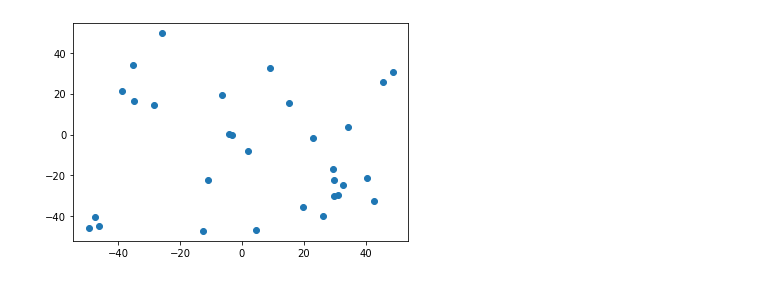
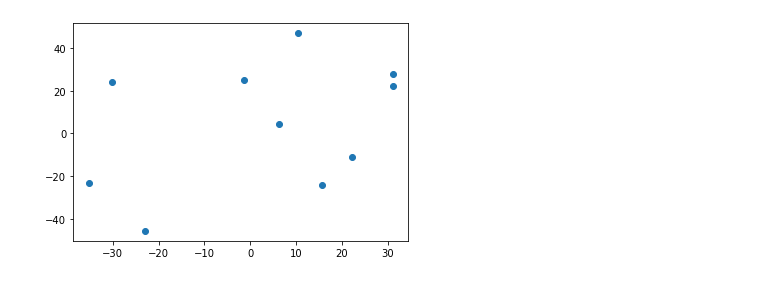
Before and after one commit to AlessioLuciani/distributed-uav-rl-protocol, a Jupyter notebook: simulation.ipynb, the cells around one changed output. Drawn from its saved outputs; the diff is of its cells as text; code cells hidden in the pictures.

```diff
--- a/simulation.ipynb
+++ b/simulation.ipynb
@@ -23,16 +24,16 @@ from tf_agents import utils
 from tf_agents.trajectories import time_step as ts
 # %%
 # Number of sensing locations
-locations_num = 30
+locations_num = 10
 
 # Size of the map (the map is squared)
 map_size = 100.0
 
 # Coordinates of the sensing locations
 sensing_locations = (np.random.rand(locations_num, 2) * map_size) - (map_size / 2)
 
 _ = plt.scatter(sensing_locations[:,0], sensing_locations[:,1])
 # %% [output]
-[figure, old version]
+[figure, new version]
 # %%
 # Number of drones
```
Also changed, not shown: parts of 6 cells of this notebook.
